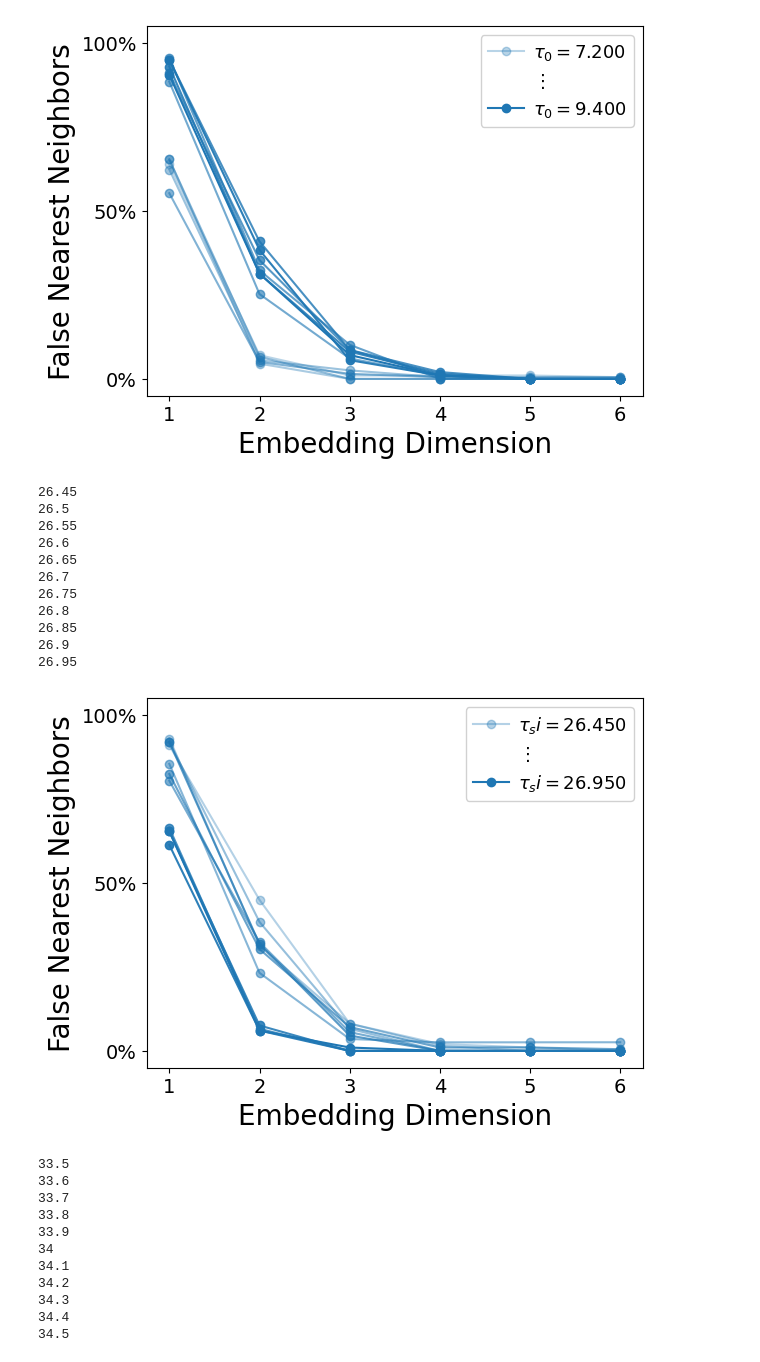
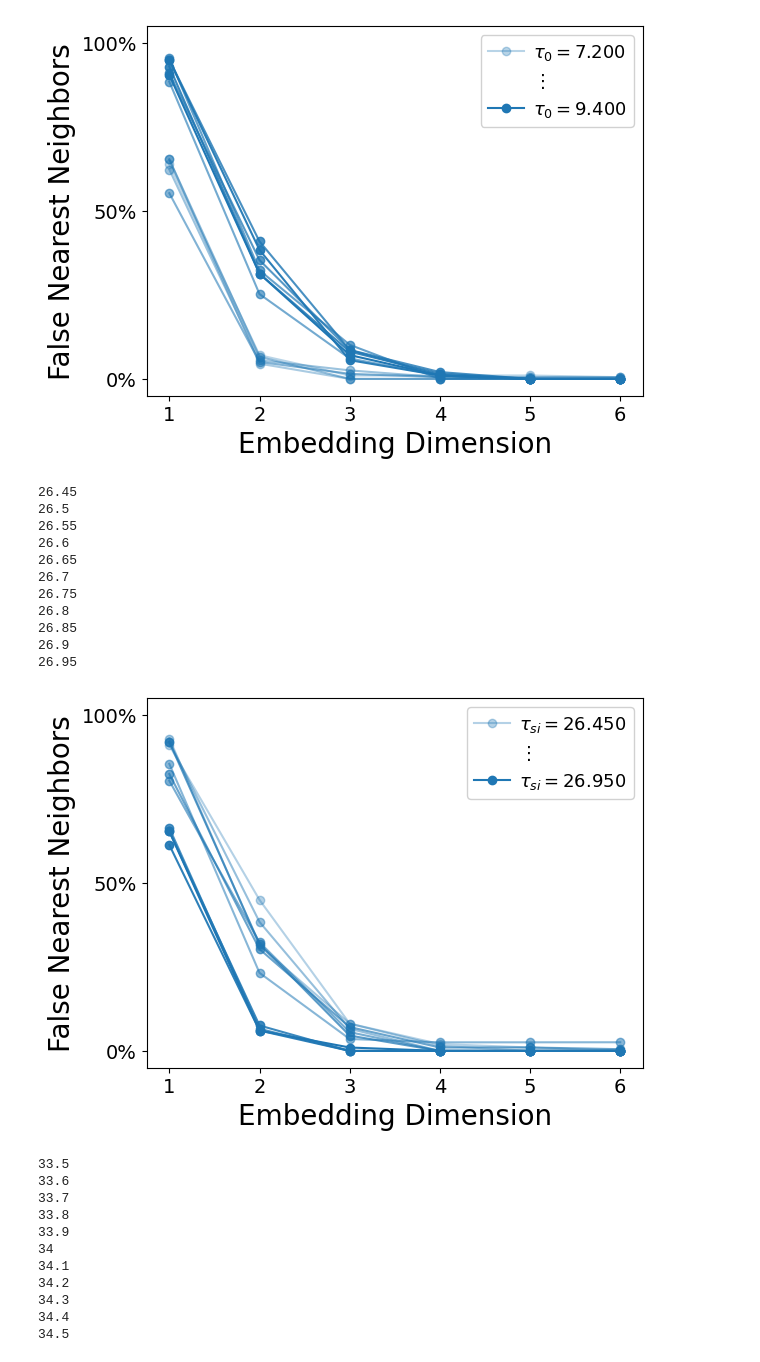
Before and after one commit to William-XiaodongAn/Quantifying-The-Complex-Spatiotemporal-Chaos-of-Cardiac-Fibrillation-in-Ionic-Models, a Jupyter notebook: analysis_ipynb_scripts/FNN.ipynb, the cells around one changed output. Cells and saved outputs as stored; diff of their text form; code cells hidden in the pictures.

```diff
--- a/analysis_ipynb_scripts/FNN.ipynb
+++ b/analysis_ipynb_scripts/FNN.ipynb
@@ -995,36 +995,36 @@ plt.yticks([0, 0.5, 1.0], fontsize=14)   # only 0, 50, 100
 plt.gca().yaxis.set_major_formatter(mtick.PercentFormatter(1.0))
 # --- NEW Legend Code ---
 # 1. Recreate the exact color of the darkest line (idx = len(y_lst))
 color_dark = base_color[:3] + ((len(y_lst)*0.5+2)/(len(y_lst)*0.5+2),)
-handle_dark = Line2D([0], [0], color=color_dark, marker='o', label=rf'$\tau_si = {result_4_tau_r_list[-1]:.3f}$')
+handle_dark = Line2D([0], [0], color=color_dark, marker='o', label=rf'$\tau_{{si}} = {result_4_tau_r_list[-1]:.3f}$')
 
 # 2. Create a "dummy" handle for the vertical dots
 # Using \vdots in LaTeX math mode creates nice vertical dots for the middle
 handle_dots = Line2D([0], [0], linestyle='', marker='', label=r'$\vdots$')
 
 # 3. Recreate the exact color of the lightest line (idx = 1)
 color_light = base_color[:3] + ((1*0.5+2)/(len(y_lst)*0.5+2),)
-handle_light = Line2D([0], [0], color=color_light, marker='o', label=rf'$\tau_si = {result_4_tau_r_list[0]:.3f}$')
+handle_light = Line2D([0], [0], color=color_light, marker='o', label=rf'$\tau_{{si}} = {result_4_tau_r_list[0]:.3f}$')
 
 # 4. Add them to the plot in order (darkest -> dots -> lightest)
 plt.legend(handles=[handle_light, handle_dots, handle_dark],
            fontsize=13, loc='upper right', framealpha=0.9,
            handletextpad=0.5) # handletextpad pulls the dots closer to the center
 # -----------------------
 plt.savefig('FNN_APD_tau_si.png', bbox_inches='tight', dpi=300)
 # %% [output]
 26.45
 26.5
 26.55
 26.6
 26.65
 26.7
 26.75
 26.8
 26.85
 26.9
 26.95
-[figure, old version]
+[figure, new version]
 # %%
 result_4_tau_pw_list = [350]
 result_4_repeat_list = ['',' (1)',' (2)',' (3)',' (4)']
```
Also changed, not shown: 2 other files.
